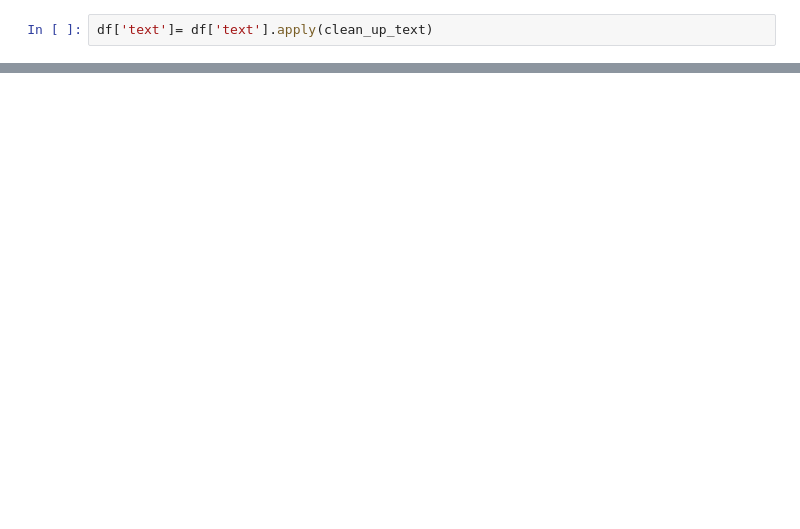
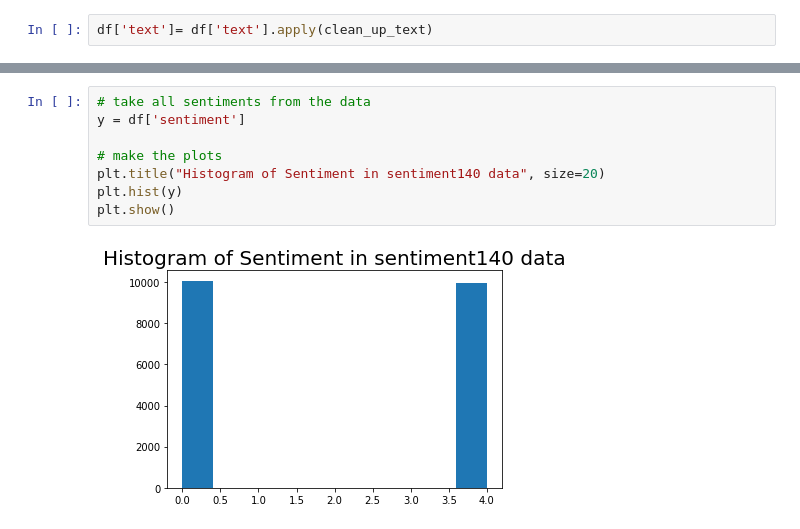
Before and after one commit to Moly-malibu/sentiment_analysis-1, a Jupyter notebook: sentiment_model/Sentiment_model_validation.ipynb, the cells around one changed output, grey strips where cells are left out. Cells and saved outputs as stored; diff of their text form; blank space fills up the shorter version.

```diff
--- a/sentiment_model/Sentiment_model_validation.ipynb
+++ b/sentiment_model/Sentiment_model_validation.ipynb
@@ -68,0 +67,10 @@ df['text'][1]
+# %%
+# take all sentiments from the data
+y = df['sentiment']
+
+# make the plots
+plt.title("Histogram of Sentiment in sentiment140 data", size=20)
+plt.hist(y)
+plt.show()
+# %% [output]
+[figure, added]
```
Also changed, not shown: parts of 13 cells of this notebook.
